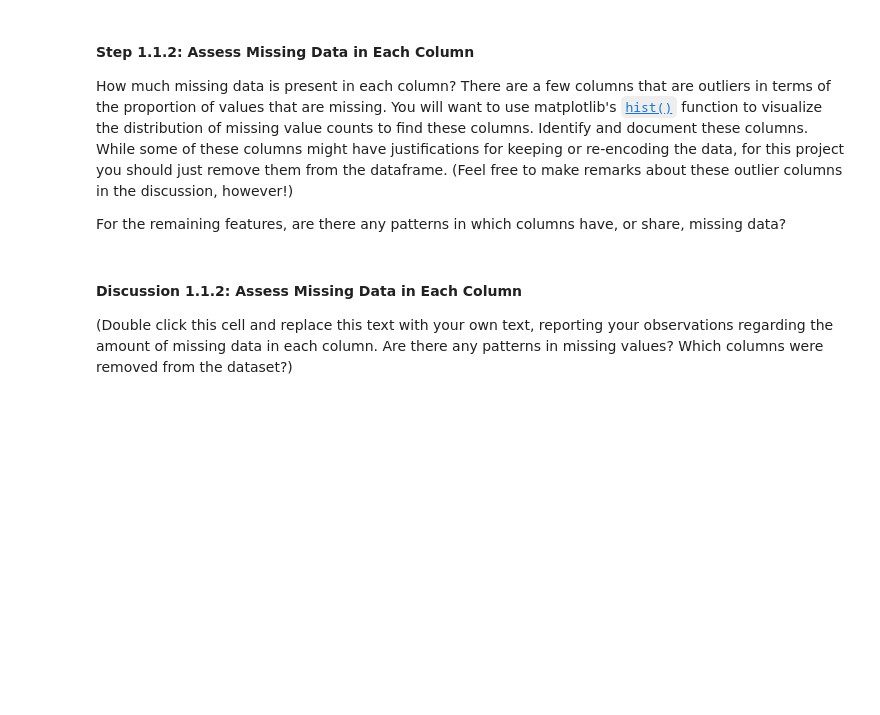
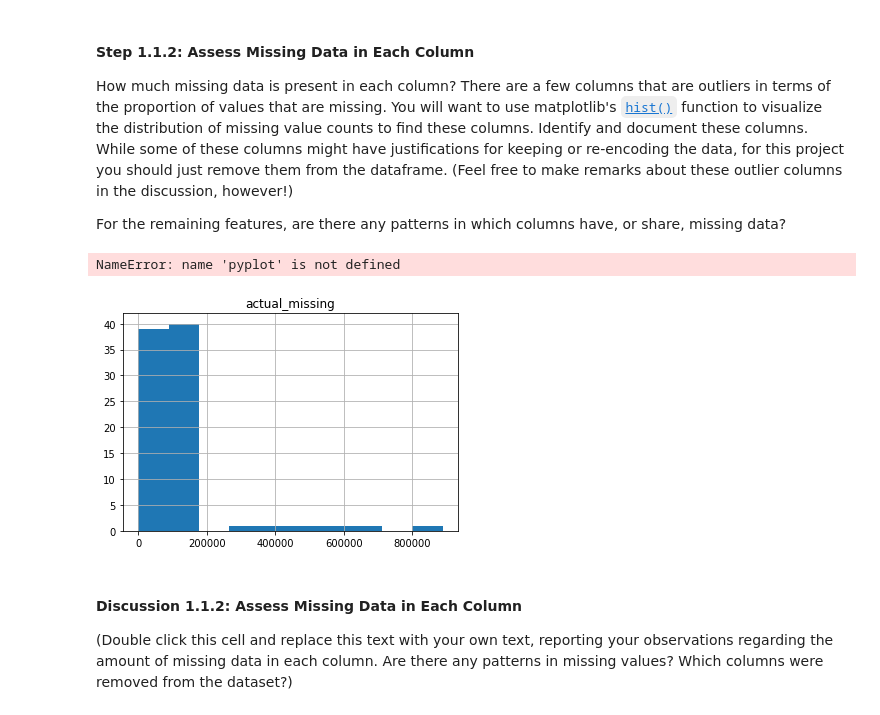
Before and after one commit to jsecrest/wgu-MachineLearning-C753-p2_IdentifyCustomerSegments, a Jupyter notebook: Identify_Customer_Segments.ipynb, the cells around one changed output. Drawn from its saved outputs; the diff is of its cells as text; code cells hidden in the pictures; blank space fills up the shorter version.

```diff
--- a/Identify_Customer_Segments.ipynb
+++ b/Identify_Customer_Segments.ipynb
@@ -345,11 +426,10 @@ display(has_other_df)
 has_other_list = has_other_df.index.to_list()
 display(has_other_list)
 for feature_name in has_other_list:
-    print(feature_name)
-    feature_info = codex.get_feature_as_dict(feature_name)
-    print(feature_info["definition"])
-    feature_s = azdias.loc[:,feature_name]
-    display(feature_s.value_counts().head())
+    feature_meta_s = codex.get_feature_as_df(feature_name)
+    display(feature_meta_s.loc[["definition"]])
+    feature_data_s = azdias.loc[:,feature_name]
+    display(feature_data_s.value_counts().head())
 # %% [output]
 |  | actual_missing | nan_codes | valid_values | other_values |
 | GEBURTSJAHR | 0 | 392318 | 0 | 498903 |
@@ -479,10 +573,0 @@ def missing_to_nan(feature_s):
-# %%
-feature_names = ["AGER_TYP, KKK"]
-# display(quality_df.loc[feature_names])
-#TODO: THIS IS BROKEN
-feature_df = azdias.loc[:,feature_names]
-print(type(feature_df))
-test = feature_df.to_frame().apply(missing_to_nan)
-
-quality_df = azdias.apply(value_validity_sort).T
-# display(quality_df.loc[feature_names])
@@ -509,0 +591,18 @@ def check_all_values(data):
+# %%
+def missing_to_nan(feature_data_s:Series) -> Series:
+    """convert all remaining "missing" encoded values in a series to actual nan values."""
+    feature_name = feature_data_s.name
+    allowed_values = set(codex.get_feature_as_s(feature_name).loc["allowed_values"])
+    allowed_dict = dict([(k,k) for k in allowed_values])
+    return feature_data_s.map(allowed_dict, na_action="ignore")
+
+def apply_missing_to_nan(feature_name_list:List[str], inspect:int=None) -> DataFrame:
+    """convenience function for applying the above function to identified features.
+    optionally prints before and after comparisons using the tail() method."""
+    nan_encoded_df = azdias.loc[:,feature_names]
+    if inspect:
+        display(nan_encoded_df.apply(value_validity_sort).T.tail(inspect))
+    nan_encoded_df = nan_encoded_df.apply(missing_to_nan)
+    if inspect:
+        display(nan_encoded_df.apply(value_validity_sort).T.tail(inspect))
+    return nan_encoded_df
@@ -509,0 +624,3 @@ def check_all_values(data):
+# %%
+feature_names = has_nan_list
+azdias.loc[:,feature_names]=apply_missing_to_nan(feature_names, inspect=10);
@@ -516,6 +726,13 @@ For the remaining features, are there any patterns in which columns have, or sha
 # %%
 # Perform an assessment of how much missing data there is in each column of the
 # dataset.
+
+azdias.apply(value_validity_sort).T.hist(column=["actual_missing"])
+
+pyplot.hist(azdias)
+# %% [output]
+NameError: name 'pyplot' is not defined
+[figure, added]
 # %%
 # Investigate patterns in the amount of missing data in each column.
 # %%
```
Also changed, not shown: parts of 33 cells of this notebook.
